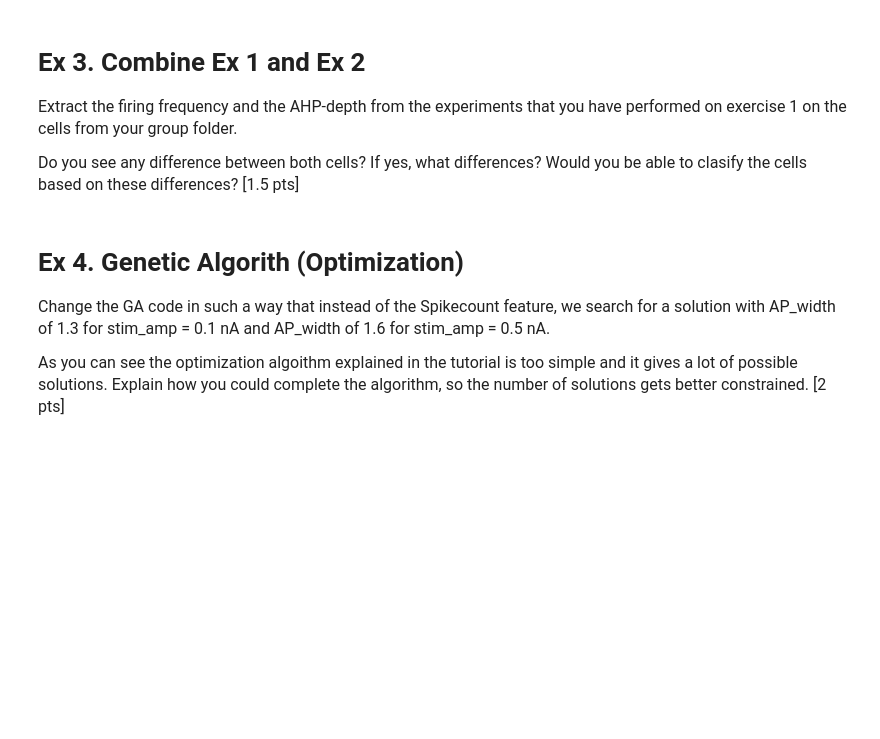
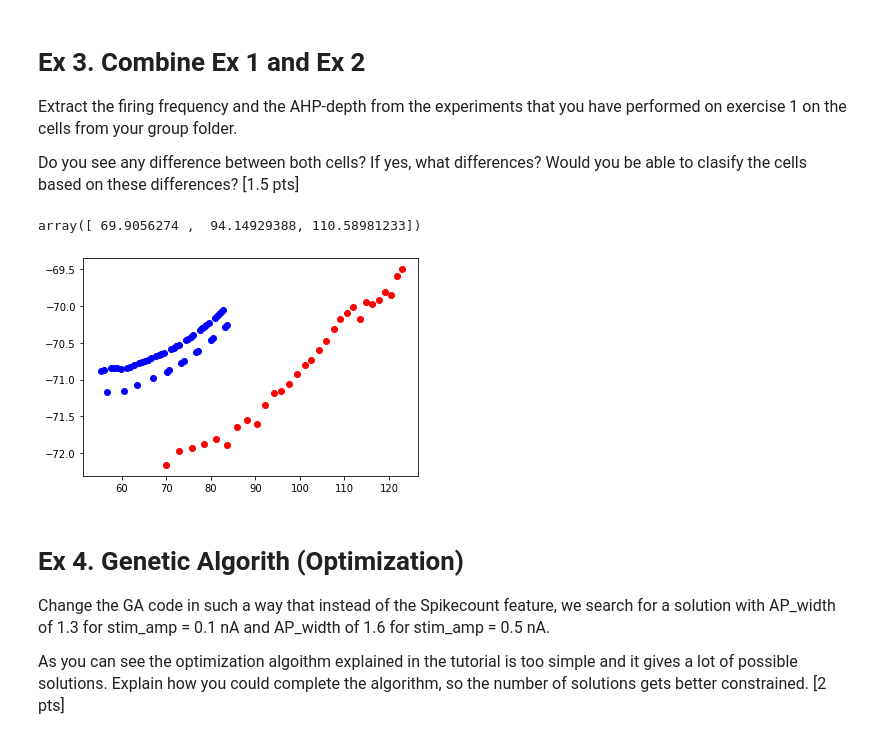
Before and after one commit to jjt20/InSilicoClass, a Jupyter notebook: my_notebooks/Week5/Week5_HomeWork.ipynb, the cells around one changed output. Drawn from its saved outputs; the diff is of its cells as text; code cells hidden in the pictures; blank space fills up the shorter version.

```diff
--- a/my_notebooks/Week5/Week5_HomeWork.ipynb
+++ b/my_notebooks/Week5/Week5_HomeWork.ipynb
@@ -475,6 +494,43 @@ IPython.display.HTML(json2html.convert(json=feature_values))
 <font size='3'>Extract the firing frequency and the AHP-depth from the experiments that you have performed on exercise 1 on the cells from your group folder.
 
 <font size='3'>Do you see any difference between both cells? If yes, what differences? Would you be able to clasify the cells based on these differences? [1.5 pts]
+# %%
+import efel
+import pickle
+
+for file in range(1,3):
+    infile = open('listTracesCell'+str(file),'rb')
+    traces = pickle.load(infile)
+    infile.close()
+
+    if file == 1:
+        mean_freq1 = np.zeros(len(traces))
+        AHP1 = np.zeros(len(traces))
+    else:
+        mean_freq2 = np.zeros(len(traces))
+        AHP2 = np.zeros(len(traces))
+
+    for i, trace in enumerate(traces):
+        if file == 1:
+            mean_freq1[i] = efel.getFeatureValues([trace], ['mean_frequency', 'AHP_depth_abs'])[0]['mean_frequency']
+
+            AHP1[i] = np.mean(efel.getFeatureValues([trace], ['mean_frequency', 'AHP_depth_abs'])[0]['AHP_depth_abs'])
+        else:
+            mean_freq2[i] = efel.getFeatureValues([trace], ['mean_frequency', 'AHP_depth_abs'])[0]['mean_frequency']
+            AHP2[i] = np.mean(efel.getFeatureValues([trace], ['mean_frequency', 'AHP_depth_abs'])[0]['AHP_depth_abs'])
+# %%
+mean_freq1
+# %% [output]
+array([ 69.9056274 ,  94.14929388, 110.58981233])
+# %%
+import matplotlib.pyplot as plt
+
+plt.figure()
+plt.scatter(mean_freq1,AHP1,c='r')
+plt.scatter(mean_freq2,AHP2,c='b')
+plt.show()
+# %% [output]
+[figure, added]
 # %% [markdown]
 # Ex 4. Genetic Algorith (Optimization)
 
```
Also changed, not shown: parts of 4 cells of this notebook, 15 other files.
